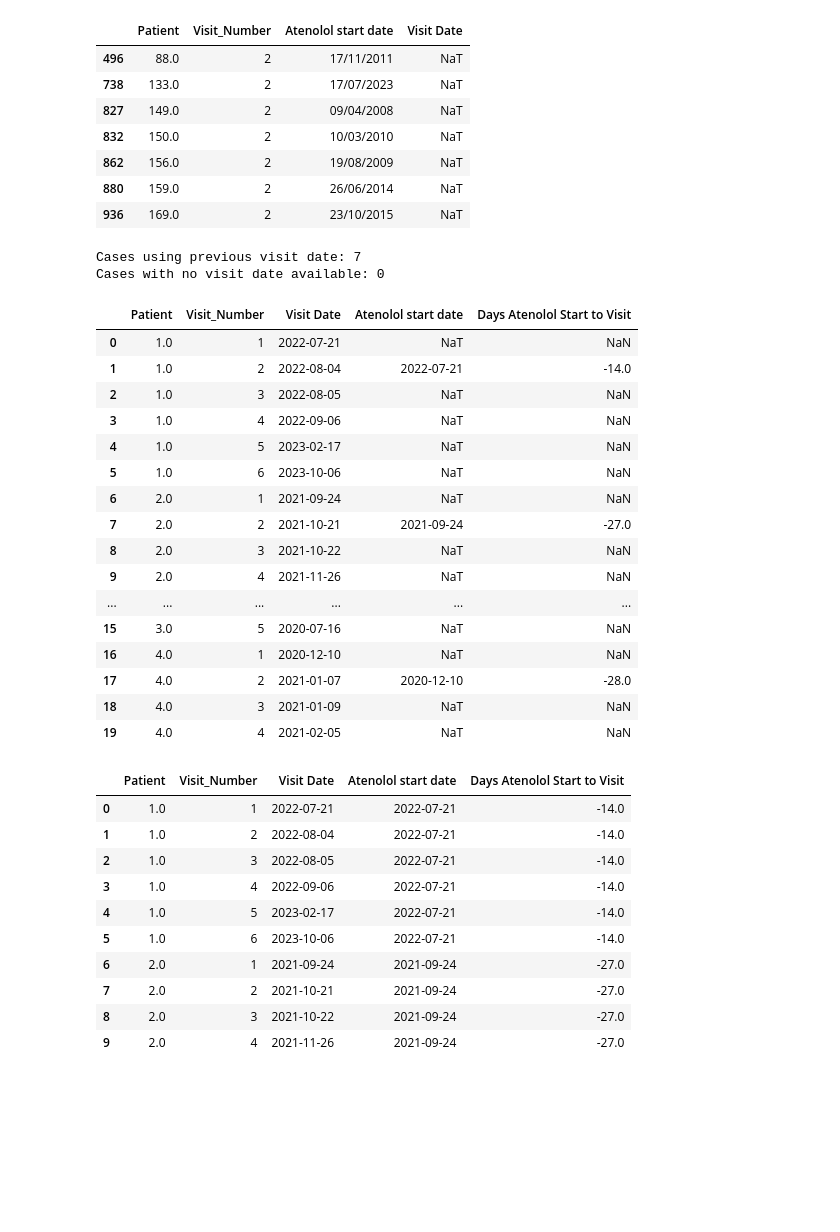
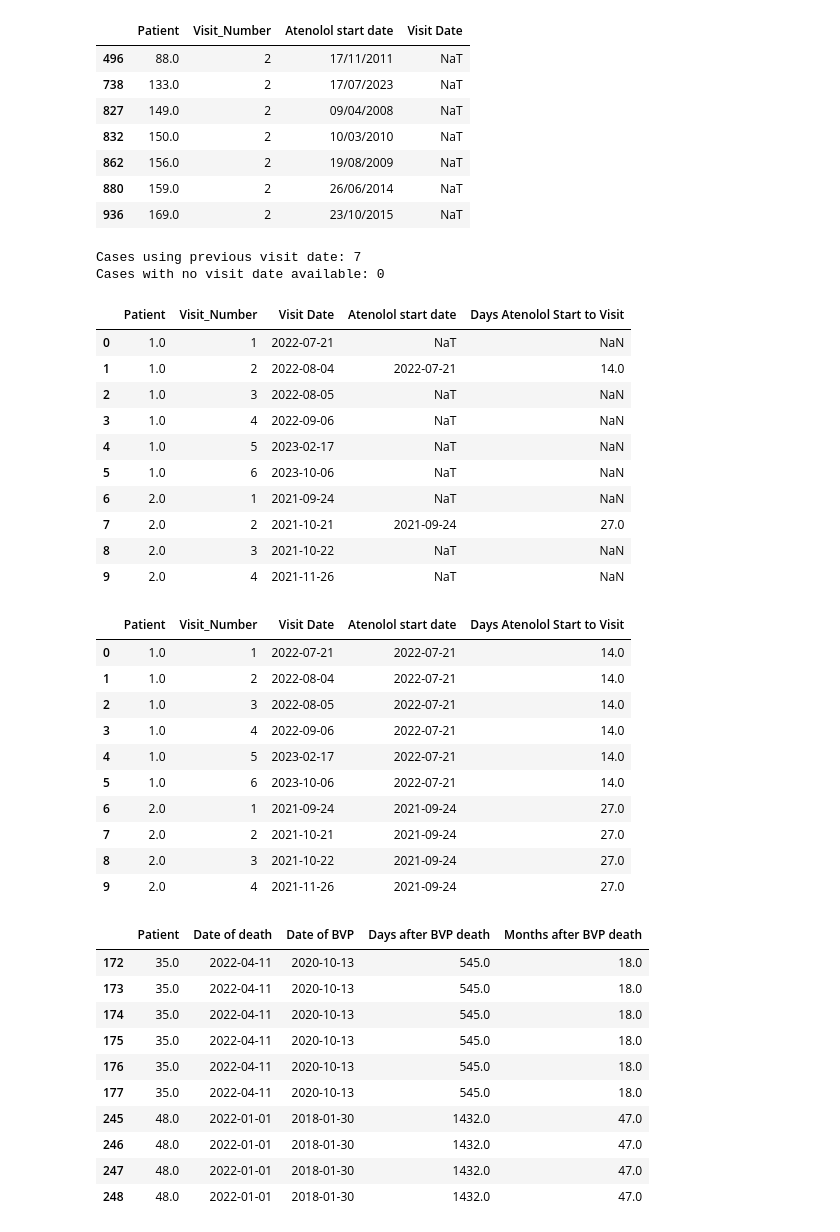
Before and after one commit to pemabi/PS-Data, a Jupyter notebook: process-data.ipynb, the cells around one changed output. Drawn from its saved outputs; the diff is of its cells as text; code cells hidden in the pictures; blank space fills up the shorter version.

```diff
--- a/process-data.ipynb
+++ b/process-data.ipynb
@@ -150,60 +148,73 @@ Number of medication starts without visit dates: 7
 # %%
 # TODO: at the moment, I am going to use the previous visit in cases where there is no matching visit date
 # TODO: check the order of the operation (Atenolol date - visit)
 
 df['Atenolol start date'] = pd.to_datetime(df['Atenolol start date'], format='%d/%m/%Y', errors='coerce')
-df['Visit Date for Atenolol Calc'] = pd.to_datetime(df['Visit Date for Atenolol Calc'], format='%d/%m/%Y', errors='coerce')
 
 df['Previous Visit Date'] = df.groupby('Patient')['Visit Date'].shift(1)
 
 # Use current visit date if available, otherwise use previous
-df['Visit Date for Atenolol Calc'] = df['Visit Date'].fillna(df['Previous Visit Date'])
+df['visit_date_atenolol_calc'] = df['Visit Date'].fillna(df['Previous Visit Date'])
 
-df['Days Atenolol Start to Visit'] = (df['Atenolol start date'] - df['Visit Date for Atenolol Calc']).dt.days
+df['Days Atenolol Start to Visit'] = (df['visit_date_atenolol_calc'] - df['Atenolol start date']).dt.days
 
 used_previous = df[df['Atenolol start date'].notna() & df['Visit Date'].isna() & df['Previous Visit Date'].notna()]
 print(f"Cases using previous visit date: {len(used_previous)}")
 
-no_visit_at_all = df[df['Atenolol start date'].notna() & df['Visit Date for Atenolol Calc'].isna()]
+no_visit_at_all = df[df['Atenolol start date'].notna() & df['visit_date_atenolol_calc'].isna()]
 print(f"Cases with no visit date available: {len(no_visit_at_all)}")
 
 df[['Patient', 'Visit_Number', 'Visit Date', 'Atenolol start date', 'Days Atenolol Start to Visit']].head(10)
 # %% [output]
 Cases using previous visit date: 7
 Cases with no visit date available: 0
 |  | Patient | Visit_Number | Visit Date | Atenolol start date | Days Atenolol Start to Visit |
 | 0 | 1.0 | 1 | 2022-07-21 | NaT | NaN |
-| 1 | 1.0 | 2 | 2022-08-04 | 2022-07-21 | -14.0 |
+| 1 | 1.0 | 2 | 2022-08-04 | 2022-07-21 | 14.0 |
 | 2 | 1.0 | 3 | 2022-08-05 | NaT | NaN |
 | 3 | 1.0 | 4 | 2022-09-06 | NaT | NaN |
 | 4 | 1.0 | 5 | 2023-02-17 | NaT | NaN |
 | 5 | 1.0 | 6 | 2023-10-06 | NaT | NaN |
 | 6 | 2.0 | 1 | 2021-09-24 | NaT | NaN |
-| 7 | 2.0 | 2 | 2021-10-21 | 2021-09-24 | -27.0 |
+| 7 | 2.0 | 2 | 2021-10-21 | 2021-09-24 | 27.0 |
 | 8 | 2.0 | 3 | 2021-10-22 | NaT | NaN |
 | 9 | 2.0 | 4 | 2021-11-26 | NaT | NaN |
-| ... | ... | ... | ... | ... | ... |
-| 15 | 3.0 | 5 | 2020-07-16 | NaT | NaN |
-| 16 | 4.0 | 1 | 2020-12-10 | NaT | NaN |
-| 17 | 4.0 | 2 | 2021-01-07 | 2020-12-10 | -28.0 |
-| 18 | 4.0 | 3 | 2021-01-09 | NaT | NaN |
-| 19 | 4.0 | 4 | 2021-02-05 | NaT | NaN |
 # %%
 df['Atenolol start date'] = df.groupby('Patient')['Atenolol start date'].transform('first')
 df['Days Atenolol Start to Visit'] = df.groupby('Patient')['Days Atenolol Start to Visit'].transform('first')
 df[['Patient', 'Visit_Number', 'Visit Date', 'Atenolol start date', 'Days Atenolol Start to Visit']].head(10)
 # %% [output]
 |  | Patient | Visit_Number | Visit Date | Atenolol start date | Days Atenolol Start to Visit |
-| 0 | 1.0 | 1 | 2022-07-21 | 2022-07-21 | -14.0 |
-| 1 | 1.0 | 2 | 2022-08-04 | 2022-07-21 | -14.0 |
-| 2 | 1.0 | 3 | 2022-08-05 | 2022-07-21 | -14.0 |
-| 3 | 1.0 | 4 | 2022-09-06 | 2022-07-21 | -14.0 |
-| 4 | 1.0 | 5 | 2023-02-17 | 2022-07-21 | -14.0 |
-| 5 | 1.0 | 6 | 2023-10-06 | 2022-07-21 | -14.0 |
-| 6 | 2.0 | 1 | 2021-09-24 | 2021-09-24 | -27.0 |
-| 7 | 2.0 | 2 | 2021-10-21 | 2021-09-24 | -27.0 |
-| 8 | 2.0 | 3 | 2021-10-22 | 2021-09-24 | -27.0 |
-| 9 | 2.0 | 4 | 2021-11-26 | 2021-09-24 | -27.0 |
+| 0 | 1.0 | 1 | 2022-07-21 | 2022-07-21 | 14.0 |
+| 1 | 1.0 | 2 | 2022-08-04 | 2022-07-21 | 14.0 |
+| 2 | 1.0 | 3 | 2022-08-05 | 2022-07-21 | 14.0 |
+| 3 | 1.0 | 4 | 2022-09-06 | 2022-07-21 | 14.0 |
+| 4 | 1.0 | 5 | 2023-02-17 | 2022-07-21 | 14.0 |
+| 5 | 1.0 | 6 | 2023-10-06 | 2022-07-21 | 14.0 |
+| 6 | 2.0 | 1 | 2021-09-24 | 2021-09-24 | 27.0 |
+| 7 | 2.0 | 2 | 2021-10-21 | 2021-09-24 | 27.0 |
+| 8 | 2.0 | 3 | 2021-10-22 | 2021-09-24 | 27.0 |
+| 9 | 2.0 | 4 | 2021-11-26 | 2021-09-24 | 27.0 |
 # %%
+df['Date of death'] = pd.to_datetime(df['Date of death'], format='%d/%m/%Y', errors='coerce')
+
 # Days after BVP Death (what about NaN)
-# Days after BVP last known alive (what about NaN) - use last appt?
+df['Days after BVP death'] = (df['Date of death'] - df['Date of BVP']).dt.days
+# Months after BVP Death (what about same month calc question as above)
+df['Months after BVP death'] = round(df['Days after BVP death'] / 30.44)
+
+patient_deaths = df[df['Date of death'].notna()]
+
+patient_deaths[['Patient', 'Date of death', 'Date of BVP', 'Days after BVP death', 'Months after BVP death']].head(10)
+# %% [output]
+|  | Patient | Date of death | Date of BVP | Days after BVP death | Months after BVP death |
+| 172 | 35.0 | 2022-04-11 | 2020-10-13 | 545.0 | 18.0 |
+| 173 | 35.0 | 2022-04-11 | 2020-10-13 | 545.0 | 18.0 |
+| 174 | 35.0 | 2022-04-11 | 2020-10-13 | 545.0 | 18.0 |
+| 175 | 35.0 | 2022-04-11 | 2020-10-13 | 545.0 | 18.0 |
+| 176 | 35.0 | 2022-04-11 | 2020-10-13 | 545.0 | 18.0 |
+| 177 | 35.0 | 2022-04-11 | 2020-10-13 | 545.0 | 18.0 |
+| 245 | 48.0 | 2022-01-01 | 2018-01-30 | 1432.0 | 47.0 |
+| 246 | 48.0 | 2022-01-01 | 2018-01-30 | 1432.0 | 47.0 |
+| 247 | 48.0 | 2022-01-01 | 2018-01-30 | 1432.0 | 47.0 |
+| 248 | 48.0 | 2022-01-01 | 2018-01-30 | 1432.0 | 47.0 |
```
Also changed, not shown: parts of 8 cells of this notebook.
